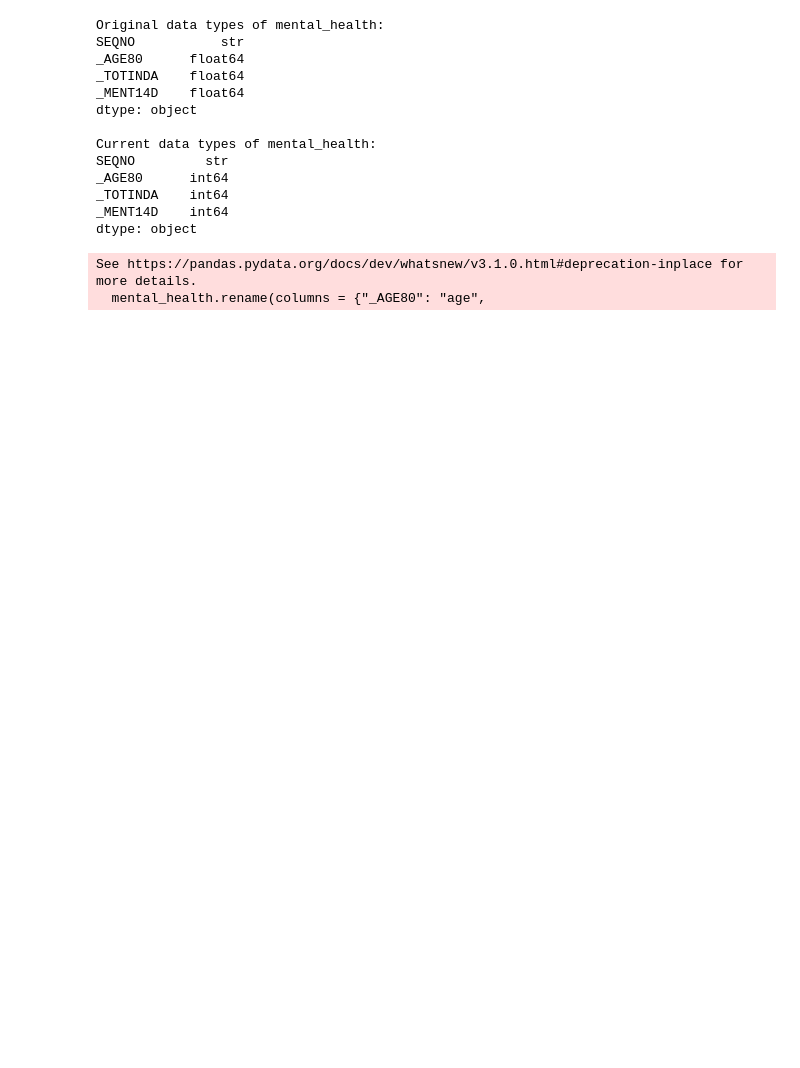
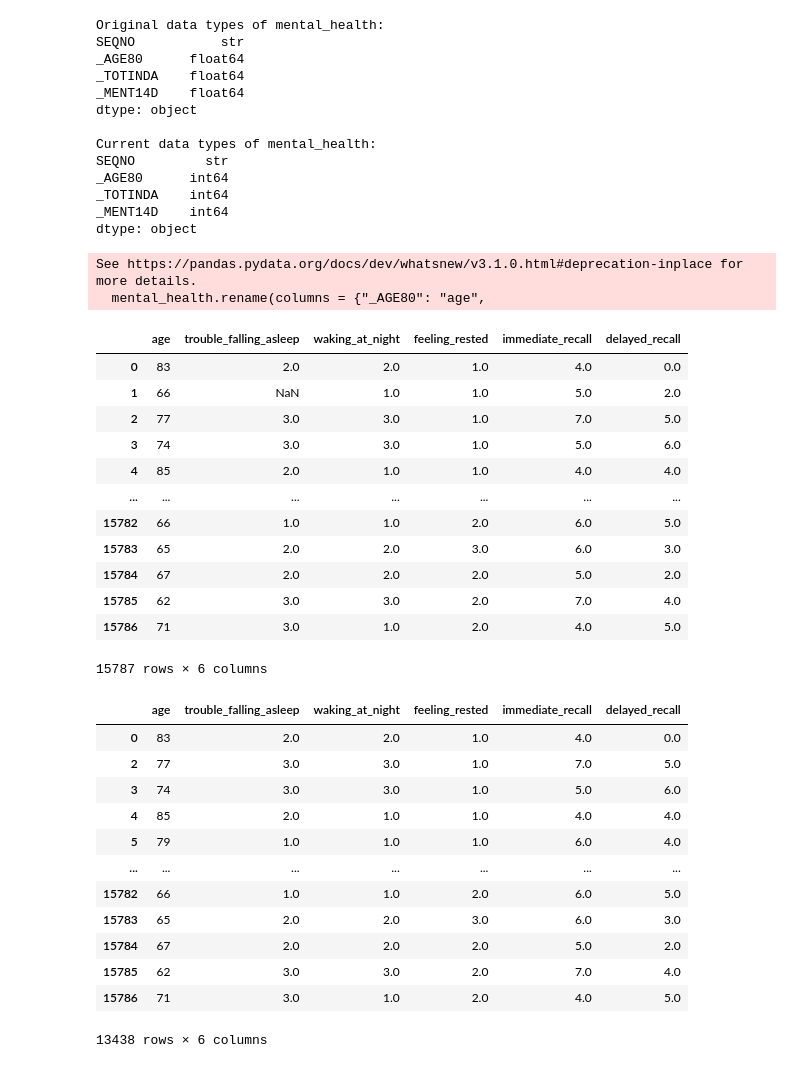
Before and after one commit to rem388/DataSciProject, a Jupyter notebook: dataCleaning.ipynb, the cells around one changed output. Cells and saved outputs as stored; diff of their text form; code cells hidden in the pictures; blank space fills up the shorter version.

```diff
--- a/dataCleaning.ipynb
+++ b/dataCleaning.ipynb
@@ -92,3 +145,44 @@ _MENT14D    int64
 dtype: object
 See https://pandas.pydata.org/docs/dev/whatsnew/v3.1.0.html#deprecation-inplace for more details.
   mental_health.rename(columns = {"_AGE80": "age",
+# %%
+hrs = pd.read_csv("cleaned_data/hrs.csv")
+hrs2 = duckdb.sql("""SELECT age,
+                            trouble_falling_asleep_clean AS trouble_falling_asleep,
+                            waking_at_night_clean AS waking_at_night,
+                            feeling_rested_clean AS feeling_rested,
+                            immediate_recall_clean AS immediate_recall,
+                            delayed_recall_clean AS delayed_recall
+                    FROM hrs """).df()
+display(hrs2)
+hrs2.isna().any(axis=1).sum()
+hrs2 = hrs2.dropna()
+display(hrs2)
+hrs2.to_csv("hrs.csv", index = False)
+# %% [output]
+|  | age | trouble_falling_asleep | waking_at_night | feeling_rested | immediate_recall | delayed_recall |
+| 0 | 83 | 2.0 | 2.0 | 1.0 | 4.0 | 0.0 |
+| 1 | 66 | NaN | 1.0 | 1.0 | 5.0 | 2.0 |
+| 2 | 77 | 3.0 | 3.0 | 1.0 | 7.0 | 5.0 |
+| 3 | 74 | 3.0 | 3.0 | 1.0 | 5.0 | 6.0 |
+| 4 | 85 | 2.0 | 1.0 | 1.0 | 4.0 | 4.0 |
+| ... | ... | ... | ... | ... | ... | ... |
+| 15782 | 66 | 1.0 | 1.0 | 2.0 | 6.0 | 5.0 |
+| 15783 | 65 | 2.0 | 2.0 | 3.0 | 6.0 | 3.0 |
+| 15784 | 67 | 2.0 | 2.0 | 2.0 | 5.0 | 2.0 |
+| 15785 | 62 | 3.0 | 3.0 | 2.0 | 7.0 | 4.0 |
+| 15786 | 71 | 3.0 | 1.0 | 2.0 | 4.0 | 5.0 |
+15787 rows × 6 columns
+|  | age | trouble_falling_asleep | waking_at_night | feeling_rested | immediate_recall | delayed_recall |
+| 0 | 83 | 2.0 | 2.0 | 1.0 | 4.0 | 0.0 |
+| 2 | 77 | 3.0 | 3.0 | 1.0 | 7.0 | 5.0 |
+| 3 | 74 | 3.0 | 3.0 | 1.0 | 5.0 | 6.0 |
+| 4 | 85 | 2.0 | 1.0 | 1.0 | 4.0 | 4.0 |
+| 5 | 79 | 1.0 | 1.0 | 1.0 | 6.0 | 4.0 |
+| ... | ... | ... | ... | ... | ... | ... |
+| 15782 | 66 | 1.0 | 1.0 | 2.0 | 6.0 | 5.0 |
+| 15783 | 65 | 2.0 | 2.0 | 3.0 | 6.0 | 3.0 |
+| 15784 | 67 | 2.0 | 2.0 | 2.0 | 5.0 | 2.0 |
+| 15785 | 62 | 3.0 | 3.0 | 2.0 | 7.0 | 4.0 |
+| 15786 | 71 | 3.0 | 1.0 | 2.0 | 4.0 | 5.0 |
+13438 rows × 6 columns
```
Also changed, not shown: parts of 6 cells of this notebook, 3 other files.
